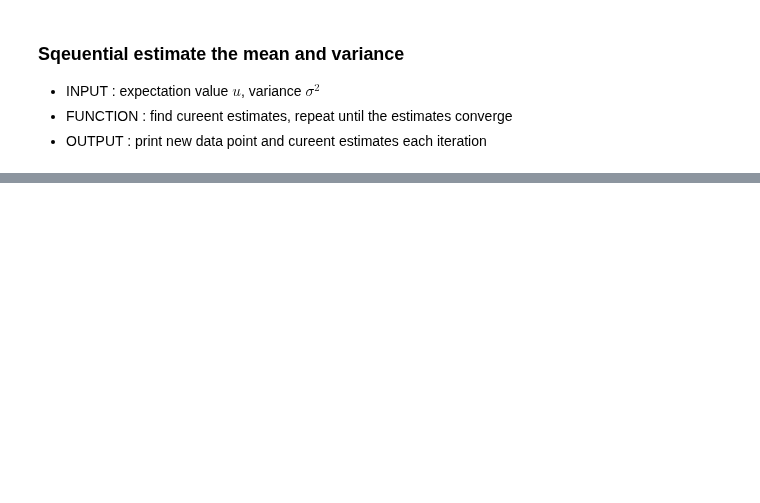
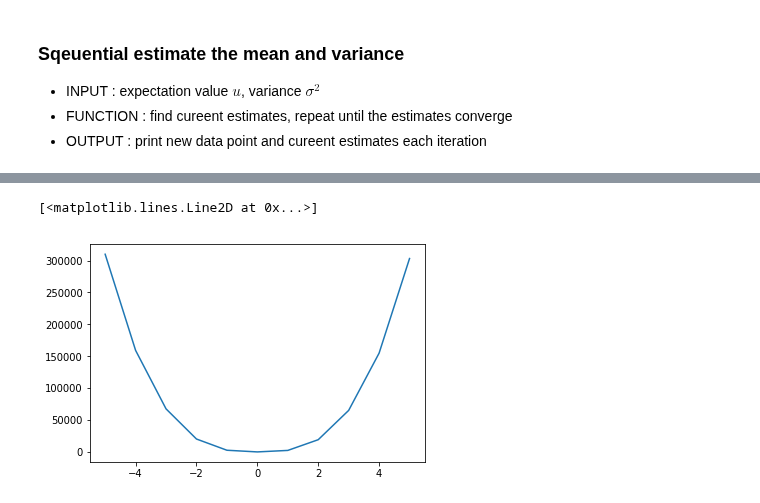
Before and after one commit to csielee/2018ML, a Jupyter notebook: HW3/HW3.ipynb, the cells around one changed output, grey strips where cells are left out. Saved outputs shown, nothing was run; the diff lists cells and outputs as text; code cells hidden in the pictures; blank space fills up the shorter version.

```diff
--- a/HW3/HW3.ipynb
+++ b/HW3/HW3.ipynb
@@ -459,0 +547,7 @@ $$y = +0.01x^2+0.05x^1+2.98$$
+# %%
+var = [covar[i][i] for i in range(len(covar))]
+var = [math.sqrt(v) for v in var]
+plt.plot(x, var)
+# %% [output]
+[<matplotlib.lines.Line2D at 0x...>]
+[figure, added]
```
Also changed, not shown: parts of 20 cells of this notebook, 1 other file.
